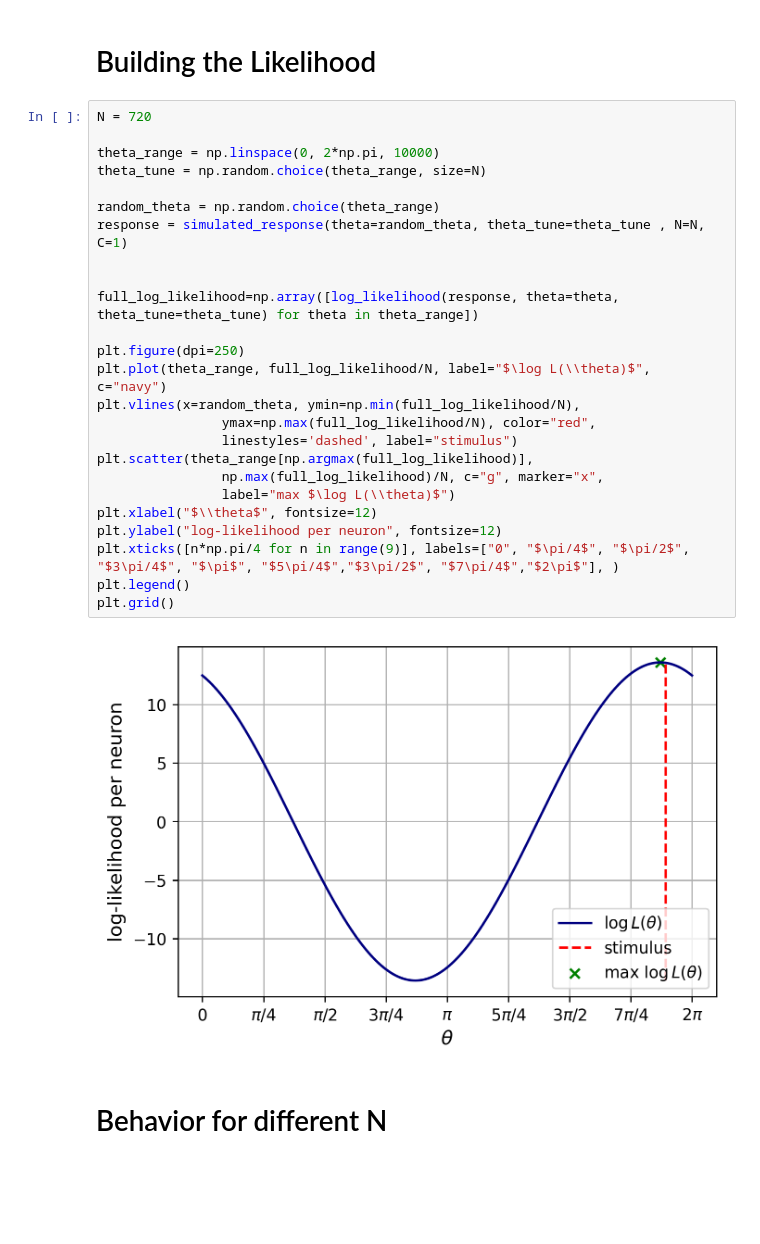
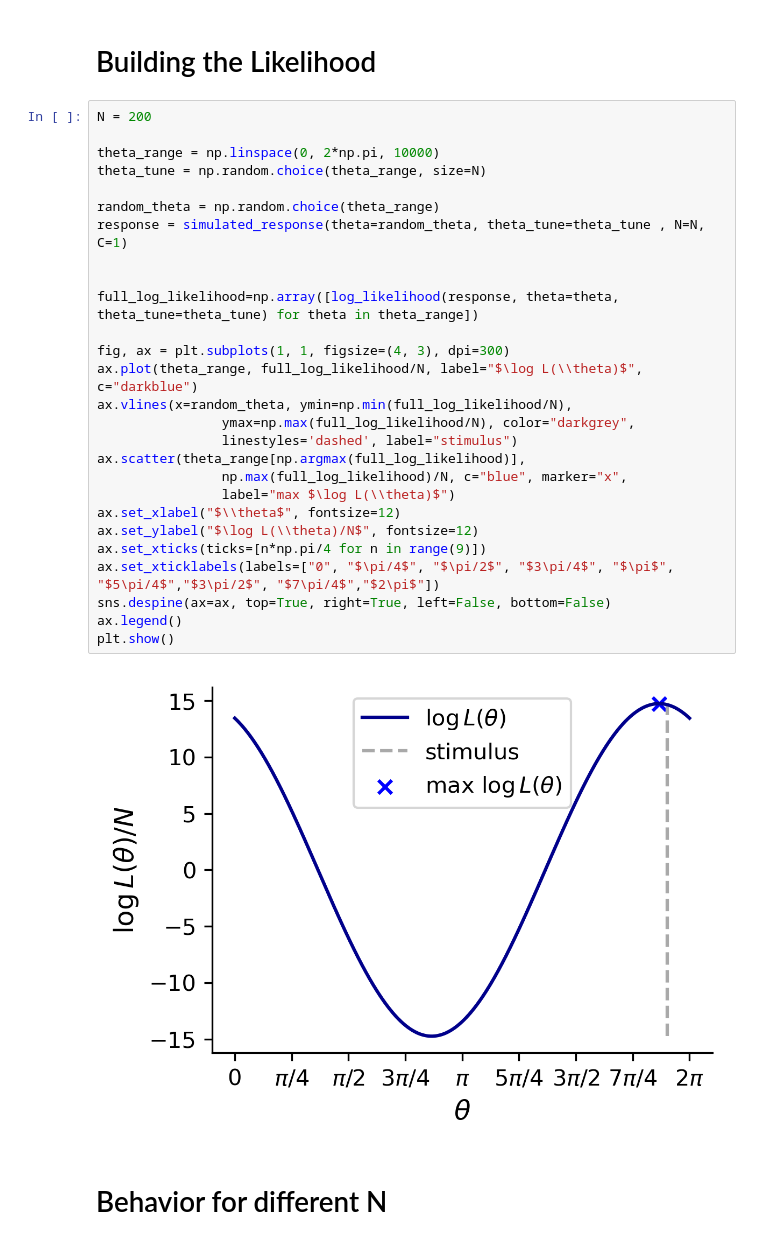
Before and after one commit to aGiorlandino/Theoretical_Neuroscience_ENS, a Jupyter notebook: Likelihood_estimator.ipynb, the cells around one changed output. Cells and saved outputs as stored; diff of their text form; blank space fills up the shorter version.

Commit message:
plot updated

```diff
--- a/Likelihood_estimator.ipynb
+++ b/Likelihood_estimator.ipynb
@@ -22,32 +22,34 @@ def log_likelihood(response, theta, theta_tune, kappa=1):
 # %% [markdown]
 # Building the Likelihood
 # %%
-N = 720
+N = 200
 
 theta_range = np.linspace(0, 2*np.pi, 10000)
 theta_tune = np.random.choice(theta_range, size=N)
 
 random_theta = np.random.choice(theta_range)
 response = simulated_response(theta=random_theta, theta_tune=theta_tune , N=N, C=1)
 
 
 full_log_likelihood=np.array([log_likelihood(response, theta=theta, theta_tune=theta_tune) for theta in theta_range])
 
-plt.figure(dpi=250)
-plt.plot(theta_range, full_log_likelihood/N, label="$\log L(\\theta)$", c="navy")
-plt.vlines(x=random_theta, ymin=np.min(full_log_likelihood/N),
-                ymax=np.max(full_log_likelihood/N), color="red",
+fig, ax = plt.subplots(1, 1, figsize=(4, 3), dpi=300)
+ax.plot(theta_range, full_log_likelihood/N, label="$\log L(\\theta)$", c="darkblue")
+ax.vlines(x=random_theta, ymin=np.min(full_log_likelihood/N),
+                ymax=np.max(full_log_likelihood/N), color="darkgrey",
                 linestyles='dashed', label="stimulus")
-plt.scatter(theta_range[np.argmax(full_log_likelihood)],
-                np.max(full_log_likelihood)/N, c="g", marker="x",
+ax.scatter(theta_range[np.argmax(full_log_likelihood)],
+                np.max(full_log_likelihood)/N, c="blue", marker="x",
                 label="max $\log L(\\theta)$")
-plt.xlabel("$\\theta$", fontsize=12)
-plt.ylabel("log-likelihood per neuron", fontsize=12)
-plt.xticks([n*np.pi/4 for n in range(9)], labels=["0", "$\pi/4$", "$\pi/2$", "$3\pi/4$", "$\pi$", "$5\pi/4$","$3\pi/2$", "$7\pi/4$","$2\pi$"], )
-plt.legend()
-plt.grid()
+ax.set_xlabel("$\\theta$", fontsize=12)
+ax.set_ylabel("$\log L(\\theta)/N$", fontsize=12)
+ax.set_xticks(ticks=[n*np.pi/4 for n in range(9)])
+ax.set_xticklabels(labels=["0", "$\pi/4$", "$\pi/2$", "$3\pi/4$", "$\pi$", "$5\pi/4$","$3\pi/2$", "$7\pi/4$","$2\pi$"])
+sns.despine(ax=ax, top=True, right=True, left=False, bottom=False)
+ax.legend()
+plt.show()
 # %% [output]
-[figure, old version]
+[figure, new version]
 # %% [markdown]
 # Behavior for different N
 # %%
```
